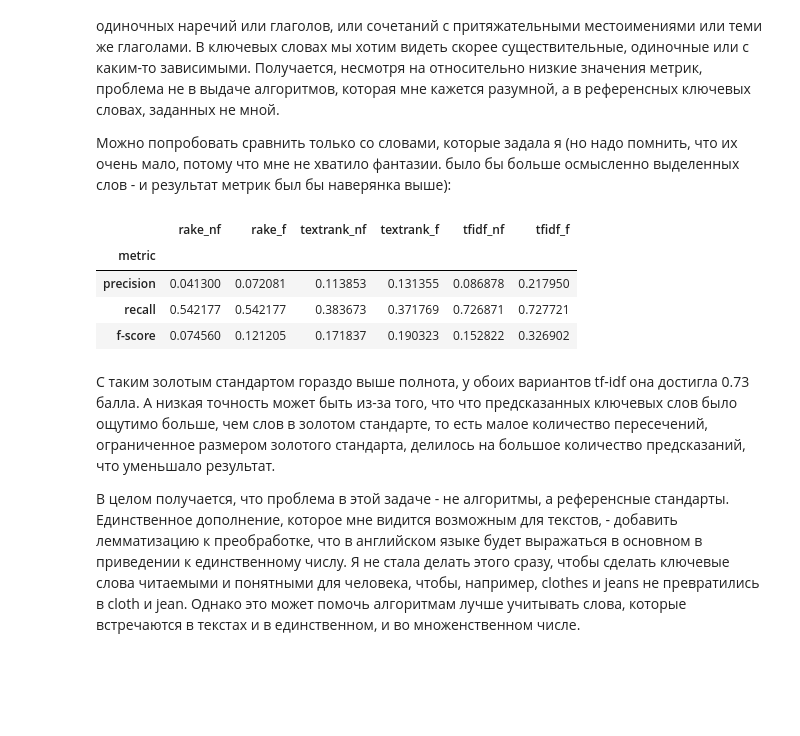
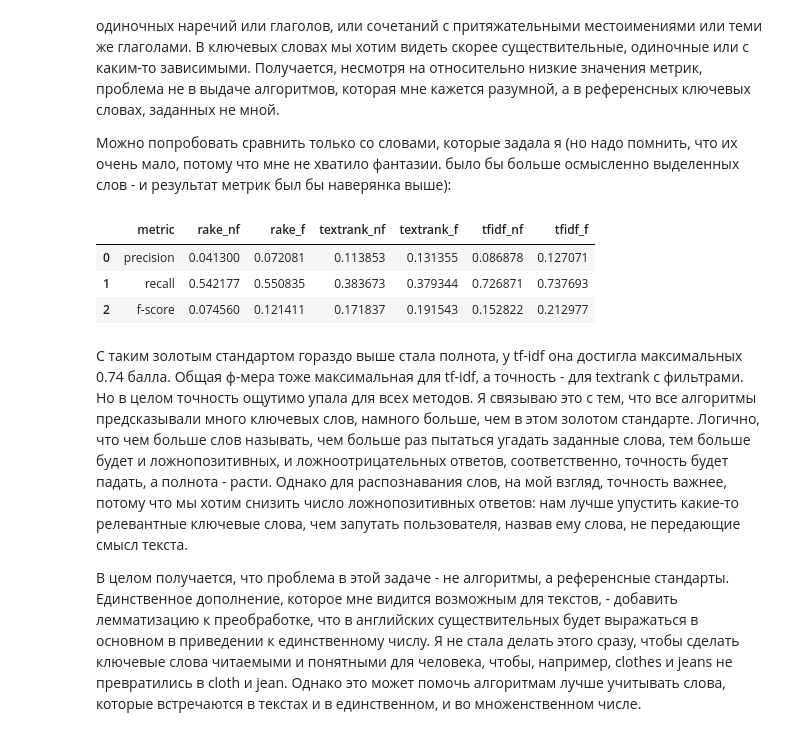
Before and after one commit to alla-g/NLP_4th, a Jupyter notebook: hw1/hw1.ipynb, the cells around one changed output. Cells and saved outputs as stored; diff of their text form; code cells hidden in the pictures; blank space fills up the shorter version.

```diff
--- a/hw1/hw1.ipynb
+++ b/hw1/hw1.ipynb
@@ -244,6 +244,8 @@ def filter_kw(kw_list):
             new_kw_list.append(kw)
     return new_kw_list
 # %%
+df['gold_filtered'] = df['gold'].apply(filter_kw)
+df['my_keywords_filtered'] = df['my_keywords'].apply(filter_kw)
 df['rake_keywords_filtered'] = df['rake_keywords'].apply(filter_kw)
 df['textrank_keywords_filtered'] = df['textrank_keywords'].apply(filter_kw)
 df['tfidf_keywords_filtered'] = df['tfidf_keywords'].apply(filter_kw)
@@ -315,19 +318,20 @@ df
 # %%
 another_metrics_df = pd.DataFrame({'metric': ['precision', 'recall', 'f-score'],
                            'rake_nf': metrics(df.my_keywords, df.rake_keywords),
-                           'rake_f': metrics(df.my_keywords, df.rake_keywords_filtered),
+                           'rake_f': metrics(df.my_keywords_filtered, df.rake_keywords_filtered),
                            'textrank_nf': metrics(df.my_keywords, df.textrank_keywords),
-                           'textrank_f': metrics(df.my_keywords, df.textrank_keywords_filtered),
+                           'textrank_f': metrics(df.my_keywords_filtered, df.textrank_keywords_filtered),
                            'tfidf_nf': metrics(df.my_keywords, df.tfidf_keywords),
-                           'tfidf_f': metrics(df.my_keywords, df.tfidf_keywords_filtered)})
+                           'tfidf_f': metrics(df.my_keywords_filtered, df.tfidf_keywords_filtered)})
 another_metrics_df.set_index('metric')
+another_metrics_df.style.highlight_max(color = 'lightgreen', axis = 1)
 # %% [output]
-|  | rake_nf | rake_f | textrank_nf | textrank_f | tfidf_nf | tfidf_f |
-| metric |  |  |  |  |  |  |
-| precision | 0.041300 | 0.072081 | 0.113853 | 0.131355 | 0.086878 | 0.217950 |
-| recall | 0.542177 | 0.542177 | 0.383673 | 0.371769 | 0.726871 | 0.727721 |
-| f-score | 0.074560 | 0.121205 | 0.171837 | 0.190323 | 0.152822 | 0.326902 |
+|  | metric | rake_nf | rake_f | textrank_nf | textrank_f | tfidf_nf | tfidf_f |
+| 0 | precision | 0.041300 | 0.072081 | 0.113853 | 0.131355 | 0.086878 | 0.127071 |
+| 1 | recall | 0.542177 | 0.550835 | 0.383673 | 0.379344 | 0.726871 | 0.737693 |
+| 2 | f-score | 0.074560 | 0.121411 | 0.171837 | 0.191543 | 0.152822 | 0.212977 |
 # %% [markdown]
-С таким золотым стандартом гораздо выше полнота, у обоих вариантов tf-idf она достигла 0.73 балла. А низкая точность может быть из-за того, что что предсказанных ключевых слов было ощутимо больше, чем слов в золотом стандарте, то есть малое количество пересечений, ограниченное размером золотого стандарта, делилось на большое количество предсказаний, что уменьшало результат.
+С таким золотым стандартом гораздо выше стала полнота, у tf-idf она достигла максимальных 0.74 балла. Общая ф-мера тоже максимальная для tf-idf, а точность - для textrank с фильтрами.
+Но в целом точность ощутимо упала для всех методов. Я связываю это с тем, что все алгоритмы предсказывали много ключевых слов, намного больше, чем в этом золотом стандарте. Логично, что чем больше слов называть, чем больше раз пытаться угадать заданные слова, тем больше будет и ложнопозитивных, и ложноотрицательных ответов, соответственно, точность будет падать, а полнота - расти. Однако для распознавания слов, на мой взгляд, точность важнее, потому что мы хотим снизить число ложнопозитивных ответов: нам лучше упустить какие-то релевантные ключевые слова, чем запутать пользователя, назвав ему слова, не передающие смысл текста.
 
-В целом получается, что проблема в этой задаче - не алгоритмы, а референсные стандарты. Единственное дополнение, которое мне видится возможным для текстов, - добавить лемматизацию к преобработке, что в английском языке будет выражаться в основном в приведении к единственному числу. Я не стала делать этого сразу, чтобы сделать ключевые слова читаемыми и понятными для человека, чтобы, например, clothes и jeans не превратились в cloth и jean. Однако это может помочь алгоритмам лучше учитывать слова, которые встречаются в текстах и в единственном, и во множенственном числе.
+В целом получается, что проблема в этой задаче - не алгоритмы, а референсные стандарты. Единственное дополнение, которое мне видится возможным для текстов, - добавить лемматизацию к преобработке, что в английских существительных будет выражаться в основном в приведении к единственному числу. Я не стала делать этого сразу, чтобы сделать ключевые слова читаемыми и понятными для человека, чтобы, например, clothes и jeans не превратились в cloth и jean. Однако это может помочь алгоритмам лучше учитывать слова, которые встречаются в текстах и в единственном, и во множенственном числе.
```
Also changed, not shown: parts of 3 cells of this notebook.
